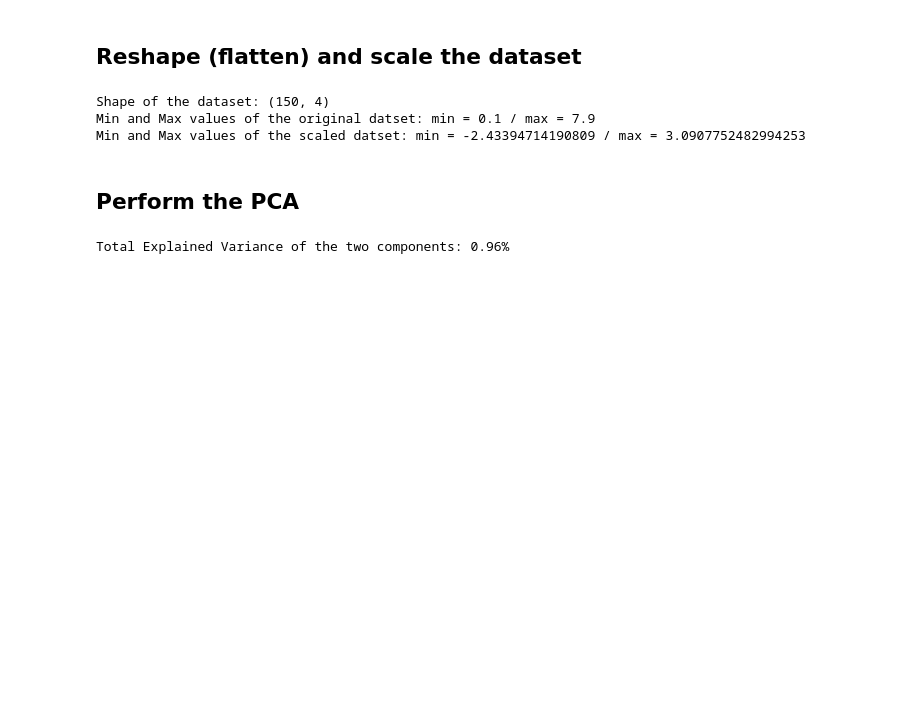
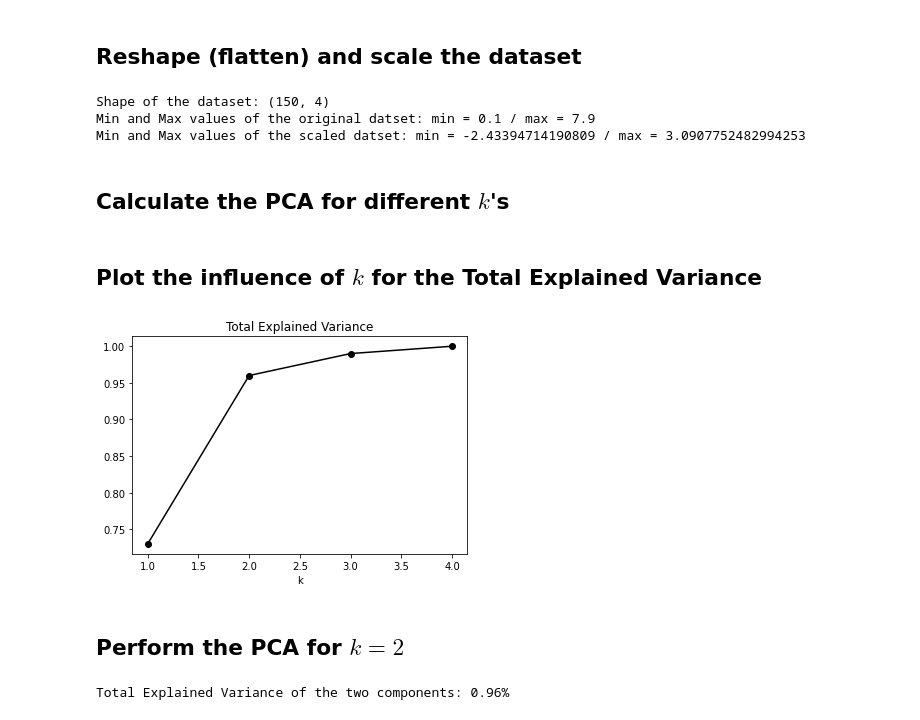
Before and after one commit to schneider-daniel/DSAI, a Jupyter notebook: L04_Dimension_Reduction/L04_2_IRIS_PCA.ipynb, the cells around one changed output. Cells and saved outputs as stored; diff of their text form; code cells hidden in the pictures; blank space fills up the shorter version.

```diff
--- a/L04_Dimension_Reduction/L04_2_IRIS_PCA.ipynb
+++ b/L04_Dimension_Reduction/L04_2_IRIS_PCA.ipynb
@@ -54,8 +56,33 @@ print(f"Min and Max values of the scaled datset: min = {x_scaled.min()} / max =
 Shape of the dataset: (150, 4)
 Min and Max values of the original datset: min = 0.1 / max = 7.9
 Min and Max values of the scaled datset: min = -2.43394714190809 / max = 3.0907752482994253
+# %% [markdown]
+## Calculate the PCA for different $k$'s
+# %%
+ks = [1,2,3,4]
+# list to store the pca results
+pcas = []
+
+# perform the pca and store the explained variance, k and the inverse transform
+for k in tqdm(ks):
+  pca = PCA(n_components=k).fit(x_scaled)
+  pcas.append({
+      'explainedVariance': round(pca.explained_variance_ratio_.sum(),2),
+      'k':k
+  })
+# %% [markdown]
+## Plot the influence of $k$ for the Total Explained Variance
+# %%
+explainedVariance = [p['explainedVariance'] for p in pcas]
+ks = [p['k'] for p in pcas]
+
+plt.plot(ks,explainedVariance,'o-k')
+plt.title("Total Explained Variance")
+plt.xlabel("k");
+# %% [output]
+[figure, added]
 # %% [markdown]
-## Perform the PCA
+## Perform the PCA for $k=2$
 # %%
 pca = PCA(n_components=2).fit(x_scaled)
 z = pca.transform(x_scaled)
```
Also changed, not shown: parts of 1 cell of this notebook.
